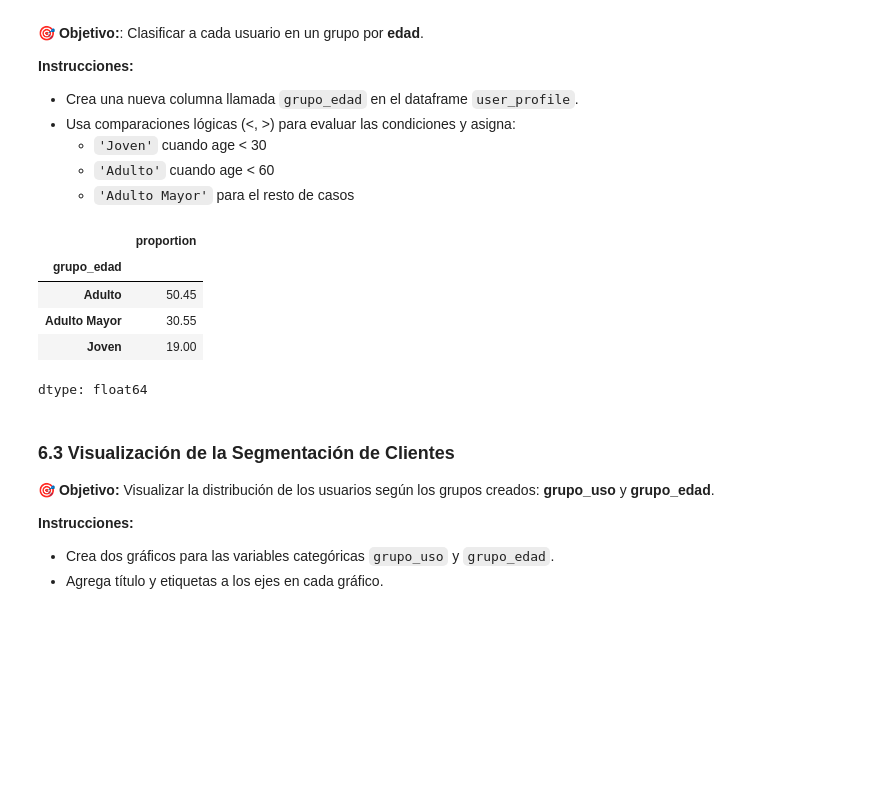
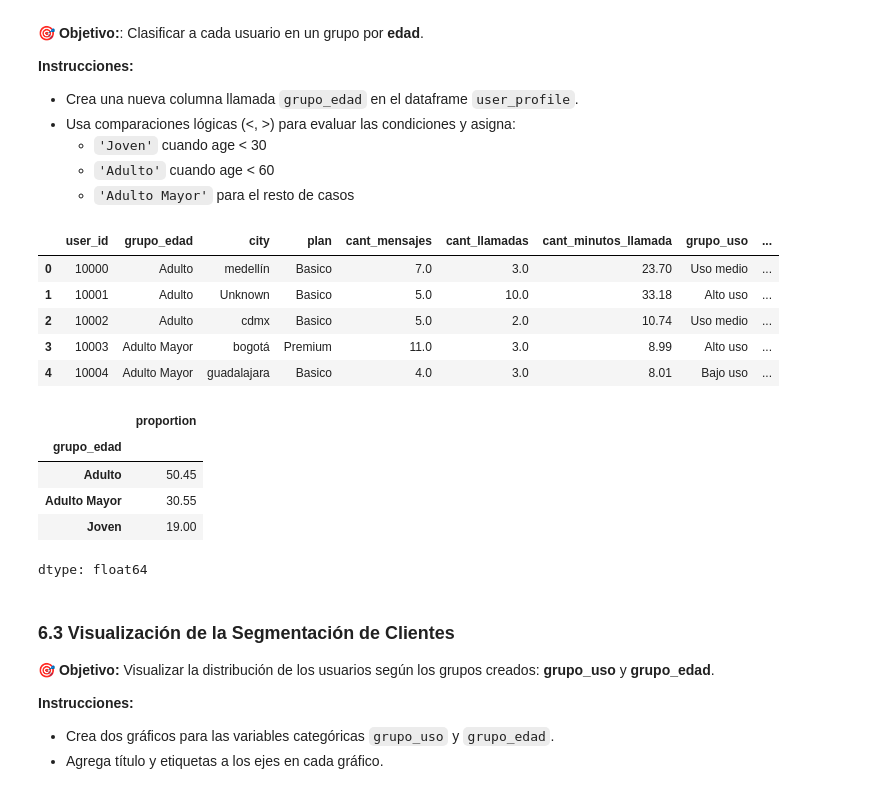
Before and after one commit to FithoGerardo/Analysis-of-a-telecommunications-company, a Jupyter notebook: Fitho_S7 Version-Estudiante-Project-ConnectaTel.ipynb, the cells around one changed output. Saved outputs shown, nothing was run; the diff lists cells and outputs as text; code cells hidden in the pictures; blank space fills up the shorter version.

```diff
--- a/Fitho_S7 Version-Estudiante-Project-ConnectaTel.ipynb
+++ b/Fitho_S7 Version-Estudiante-Project-ConnectaTel.ipynb
@@ -1539,17 +1539,23 @@ user_profile['grupo_edad'] = user_profile.apply(clasificar_edad, axis=1)
 # %%
 # verificar cambios
 profile_cols = ['user_id', 'grupo_edad', 'city', 'plan', 'cant_mensajes',
                 'cant_llamadas', 'cant_minutos_llamada', 'grupo_uso',
                 'is_churned']
-user_profile[profile_cols].head()
+display(user_profile[profile_cols].head())
 print()
 display(user_profile['grupo_edad'].value_counts(normalize=True) * 100)
 # %% [output]
-|  | proportion |
-| grupo_edad |  |
-| Adulto | 50.45 |
-| Adulto Mayor | 30.55 |
-| Joven | 19.00 |
+|  | user_id | grupo_edad | city | plan | cant_mensajes | cant_llamadas | cant_minutos_llamada | grupo_uso | ... |
+| 0 | 10000 | Adulto | medellín | Basico | 7.0 | 3.0 | 23.70 | Uso medio | ... |
+| 1 | 10001 | Adulto | Unknown | Basico | 5.0 | 10.0 | 33.18 | Alto uso | ... |
+| 2 | 10002 | Adulto | cdmx | Basico | 5.0 | 2.0 | 10.74 | Uso medio | ... |
+| 3 | 10003 | Adulto Mayor | bogotá | Premium | 11.0 | 3.0 | 8.99 | Alto uso | ... |
+| 4 | 10004 | Adulto Mayor | guadalajara | Basico | 4.0 | 3.0 | 8.01 | Bajo uso | ... |
+|  | proportion |
+| grupo_edad |  |
+| Adulto | 50.45 |
+| Adulto Mayor | 30.55 |
+| Joven | 19.00 |
 dtype: float64
 # %% [markdown]
 ### 6.3 Visualización de la Segmentación de Clientes
```
Also changed, not shown: parts of 3 cells of this notebook.
